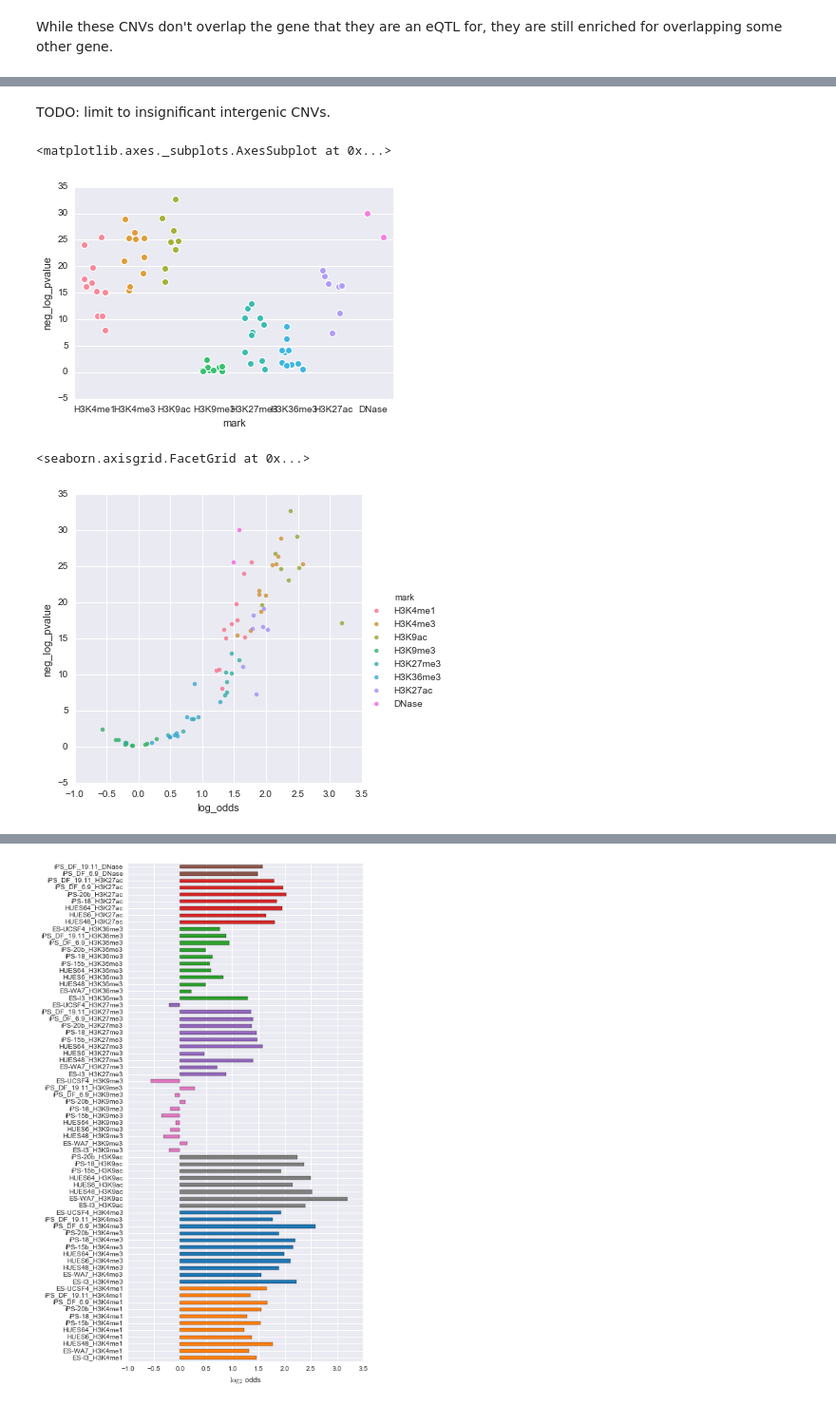
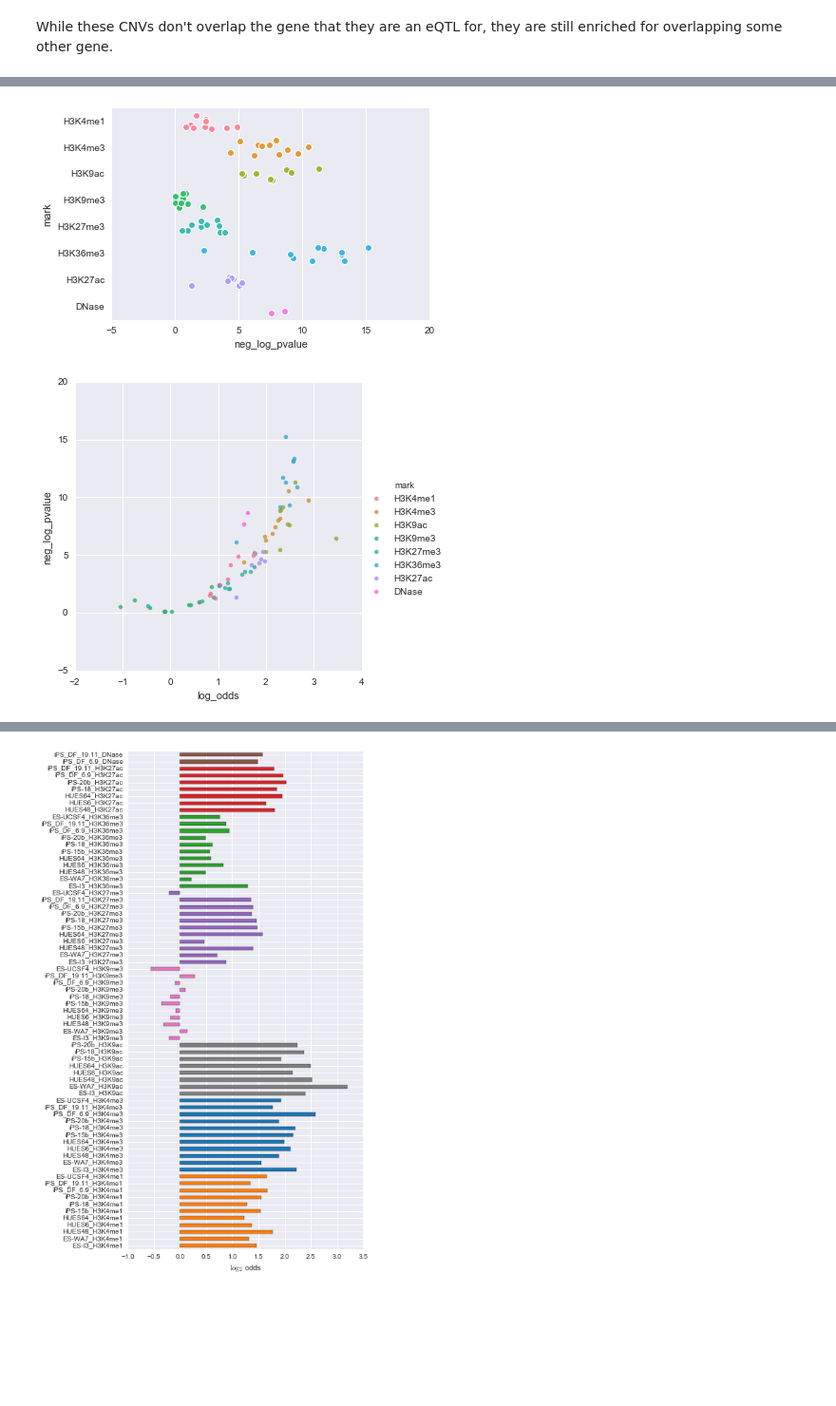
Before and after one commit to frazer-lab/cardips-ipsc-eqtl, a Jupyter notebook: notebooks/CNV Analysis.ipynb, the cells around one changed output, grey strips where cells are left out. Shown at 95% size. Saved outputs shown, nothing was run; the diff lists cells and outputs as text; code cells hidden in the pictures; blank space fills up the shorter version.

```diff
--- a/notebooks/CNV Analysis.ipynb
+++ b/notebooks/CNV Analysis.ipynb
@@ -400,6 +448,4 @@ but they don't overlap the gene they are associated with.
 # %%
-s = set(cnv_gv.ix[cnv_gv.cnv_overlaps_gene, 'gene_id'])
-intergenic_cnv_gv = cnv_gv[cnv_gv.gene_id.apply(lambda x: x not in s)]
-
-sig_intergenic_cnvs = set(intergenic_cnv_gv.cnv_id)
-not_sig_cnvs = set(combined_info.index) - set(cnv_gv.cnv_id)
+sig_genic = set(cnv_gv[cnv_gv.cnv_overlaps_gene_cons].drop_duplicates(subset=['gene_id']).cnv_id)
+sig_not_genic = set(cnv_gv[cnv_gv.cnv_overlaps_gene_cons == False].drop_duplicates(subset=['gene_id']).cnv_id)
+not_sig = set(combined_info.index) - set(cnv_gv.cnv_id)
@@ -410,4 +451,0 @@ len(set(intergenic_cnv_gv.gene_id))
-# %%
-fn = os.path.join(ciepy.root, 'output/cnv_processing/combined_info.pickle')
-combined_info = cPickle.load(open(fn))
-combined_info = combined_info[combined_info.emmax]
@@ -529,24 +577,32 @@ roadmap_overlap = roadmap_overlap.ix[combined_info.index]
 # %%
 odds = []
 pvalues = []
 for c in roadmap_overlap.columns:
-    vc = (roadmap_overlap.ix[sig_intergenic_cnvs, c] > 0).value_counts()
+    vc = (roadmap_overlap.ix[sig_genic, c] > 0).value_counts()
     sig_overlap = vc[True]
     sig_not_overlap = vc[False]
-    vc = (roadmap_overlap.ix[not_sig_cnvs, c] > 0).value_counts()
+    vc = (roadmap_overlap.ix[not_sig, c] > 0).value_counts()
     not_sig_overlap = vc[True]
     not_sig_not_overlap = vc[False]
     ctable = [[sig_overlap, sig_not_overlap],
               [not_sig_overlap, not_sig_not_overlap]]
     o,p = stats.fisher_exact(ctable)
     odds.append(o)
     pvalues.append(p)
 roadmap_res = pd.DataFrame({'odds':odds, 'pvalue':pvalues}, index=roadmap_overlap.columns)
 colors = pd.DataFrame(zip(list(set([x.split('_')[-1] for x in roadmap_res.index])),
                           cpb.analysis.tableau20[::2]), columns=['mark', 'color'])
 roadmap_res['mark'] = [x.split('_')[-1] for x in roadmap_res.index]
 roadmap_res['ind'] = roadmap_res.index
 roadmap_res = roadmap_res.merge(colors)
 roadmap_res.index = roadmap_res.ind
 roadmap_res['log_odds'] = np.log2(roadmap_res.odds)
 roadmap_res['neg_log_pvalue'] = -np.log10(roadmap_res.pvalue)
+
+roadmap_res.to_csv(os.path.join(outdir, 'sig_genic_vs_not_sig_roadmap_res.tsv'), sep='\t')
+
+sns.stripplot(y='mark', x='neg_log_pvalue', data=roadmap_res, jitter=0.3, orient='h');
+sns.lmplot(x='log_odds', y='neg_log_pvalue', data=roadmap_res, hue='mark', fit_reg=False);
+# %% [output]
+[figure, added]
+[figure, added]
@@ -555,12 +608,0 @@ roadmap_res.to_csv(os.path.join(outdir, 'roadmap_res.tsv'), sep='\t')
-# %% [markdown]
-TODO: limit to insignificant intergenic CNVs.
-# %%
-sns.stripplot(x='mark', y='neg_log_pvalue', data=roadmap_res, jitter=0.3)
-# %% [output]
-<matplotlib.axes._subplots.AxesSubplot at 0x...>
-[figure, removed]
-# %%
-sns.lmplot(x='log_odds', y='neg_log_pvalue', data=roadmap_res, hue='mark', fit_reg=False)
-# %% [output]
-<seaborn.axisgrid.FacetGrid at 0x...>
-[figure, removed]
```
Also changed, not shown: parts of 22 cells of this notebook, 10 other files.
